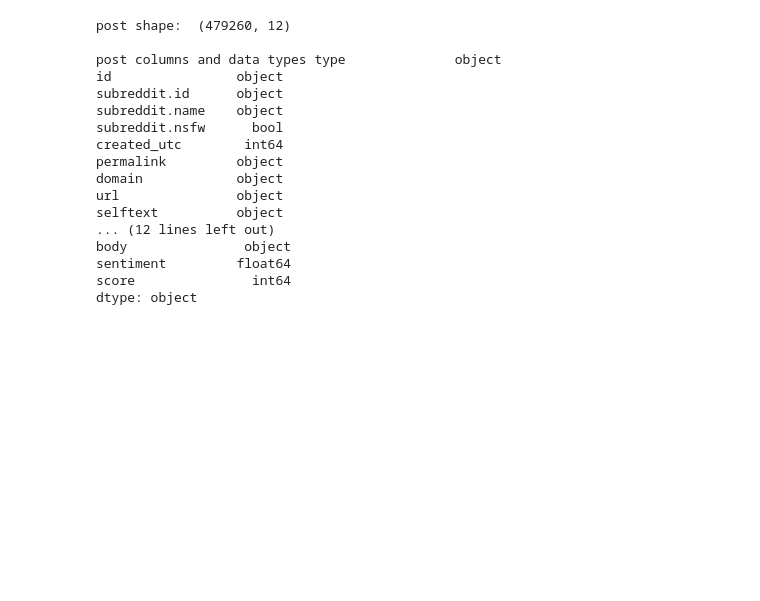
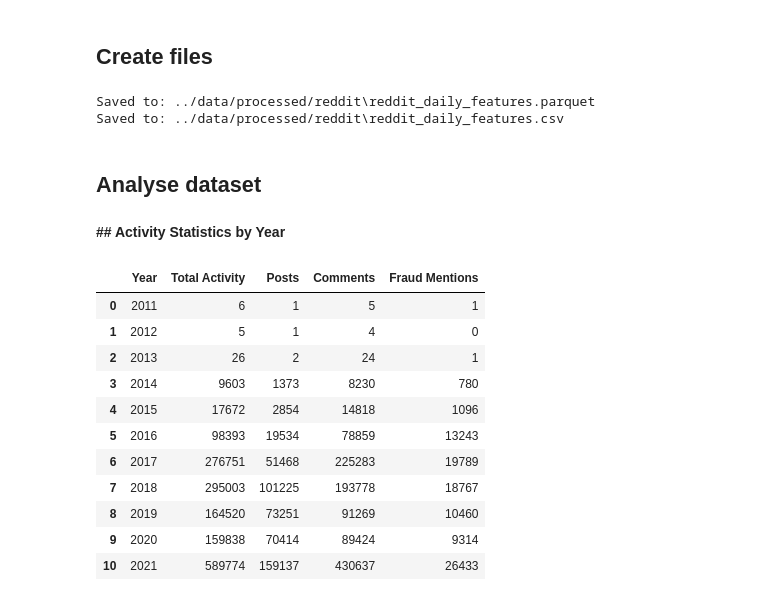
Before and after one commit to NileshFdo/FuseChain-FYP, a Jupyter notebook: ml_pipeline/notebooks/data_preprocess_reddit.ipynb, the cells around one changed output. Drawn from its saved outputs; the diff is of its cells as text; code cells hidden in the pictures; blank space fills up the shorter version.

```diff
--- a/ml_pipeline/notebooks/data_preprocess_reddit.ipynb
+++ b/ml_pipeline/notebooks/data_preprocess_reddit.ipynb
@@ -1,2 +258,22 @@
+# %% [markdown]
+## Create files
+# %%
+import os
+
+output_dir = '../data/processed/reddit'
+os.makedirs(output_dir, exist_ok=True)
+
+output_path = os.path.join(output_dir, 'reddit_daily_features.parquet')
+reddit_daily.to_parquet(output_path, index=False)
+print(f"Saved to: {output_path}")
+
+csv_path = os.path.join(output_dir, 'reddit_daily_features.csv')
+reddit_daily.to_csv(csv_path, index=False)
+print(f"Saved to: {csv_path}")
+# %% [output]
+Saved to: ../data/processed/reddit\reddit_daily_features.parquet
+Saved to: ../data/processed/reddit\reddit_daily_features.csv
+# %% [markdown]
+## **Analyse dataset**
 # %%
 import pandas as pd
@@ -7,26 +279,0 @@ comments = pd.read_csv('../data/raw/reddit/the-reddit-ethereum-dataset-comments.
-# %%
-# post data
-print("post shape: ", post.shape)
-print("\npost columns and data types", post.dtypes)
-
-# comments dataset
-print("comments shape: ", comments.shape)
-print("\ncomments columns and data types", comments.dtypes)
-# %% [output]
-post shape:  (479260, 12)
-
-post columns and data types type              object
-id                object
-subreddit.id      object
-subreddit.name    object
-subreddit.nsfw      bool
-created_utc        int64
-permalink         object
-domain            object
-url               object
-selftext          object
-... (12 lines left out)
-body               object
-sentiment         float64
-score               int64
-dtype: object
@@ -132,0 +280,28 @@ print("\n✅ Saved cleaned Reddit features to 'reddit_daily_features.csv'")
+# %%
+reddit_cleaned = pd.read_parquet('../data/processed/reddit/reddit_daily_features.parquet')
+# %% [markdown]
+**********## Activity Statistics by Year**********
+# %%
+reddit_cleaned['year'] = reddit_cleaned['day'].dt.year
+yearly_stats = reddit_cleaned.groupby('year').agg({
+    'reddit_total_activity': 'sum',
+    'reddit_post_count': 'sum',
+    'reddit_comment_count': 'sum',
+    'reddit_total_fraud_mentions': 'sum'
+}).reset_index()
+
+yearly_stats.columns = ['Year', 'Total Activity', 'Posts', 'Comments', 'Fraud Mentions']
+yearly_stats
+# %% [output]
+|  | Year | Total Activity | Posts | Comments | Fraud Mentions |
+| 0 | 2011 | 6 | 1 | 5 | 1 |
+| 1 | 2012 | 5 | 1 | 4 | 0 |
+| 2 | 2013 | 26 | 2 | 24 | 1 |
+| 3 | 2014 | 9603 | 1373 | 8230 | 780 |
+| 4 | 2015 | 17672 | 2854 | 14818 | 1096 |
+| 5 | 2016 | 98393 | 19534 | 78859 | 13243 |
+| 6 | 2017 | 276751 | 51468 | 225283 | 19789 |
+| 7 | 2018 | 295003 | 101225 | 193778 | 18767 |
+| 8 | 2019 | 164520 | 73251 | 91269 | 10460 |
+| 9 | 2020 | 159838 | 70414 | 89424 | 9314 |
+| 10 | 2021 | 589774 | 159137 | 430637 | 26433 |
```
Also changed, not shown: parts of 30 cells of this notebook, 4 other files.
